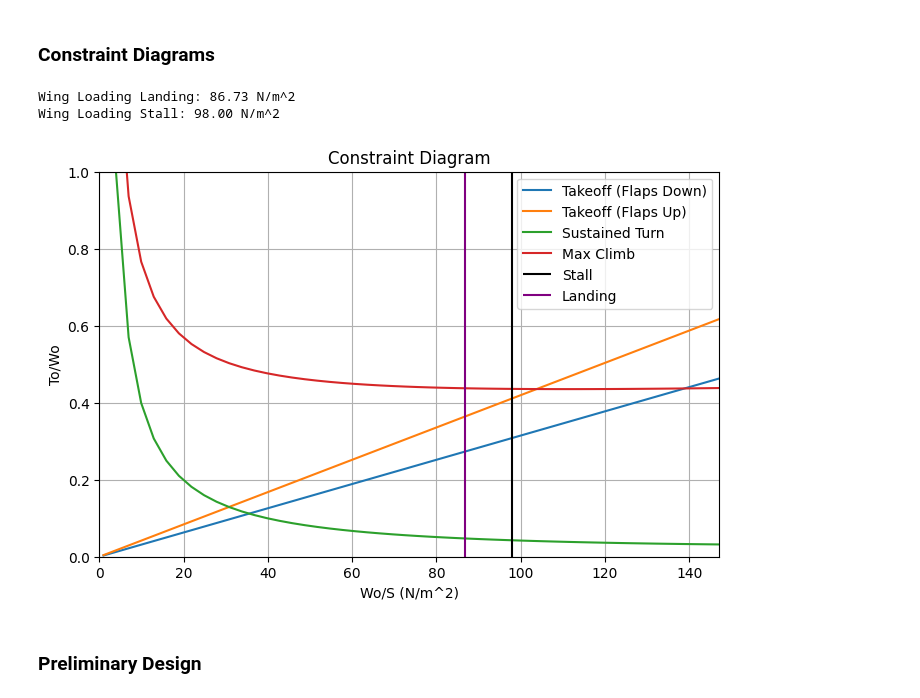
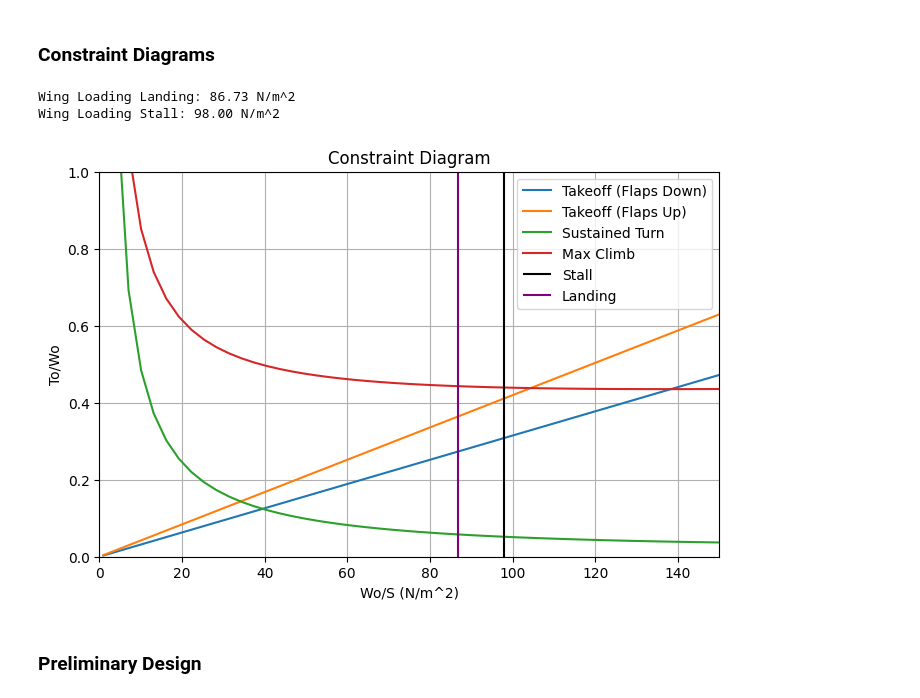
Before and after one commit to mbcapece3/SUAS_Sizing, a Jupyter notebook: aircraft_sizing.ipynb, the cells around one changed output. Saved outputs shown, nothing was run; the diff lists cells and outputs as text; code cells hidden in the pictures.

```diff
--- a/aircraft_sizing.ipynb
+++ b/aircraft_sizing.ipynb
@@ -87,54 +87,53 @@ Re_stall_initial = (density * v_stall * chord_inital) / dynamic_viscosity
 ### Constraint Diagrams
 # %%
 # Data Range
-wing_loading_max = 150  # g/dm^2, Wing loading using mass (NOT WEIGHT)
-wing_loading_weight_max = wing_loading_max / 10 * gravity  # N/m^2, Wing Loading in terms of weight (NOT MASS)
-wing_loading_array = np.linspace(1, wing_loading_weight_max)  #N/m^2, Plotted Wing Loading Range
+wing_loading_max = 150  # N/m^2, wing loading in terms of weight (NOT MASS)
+wing_loading_array = np.linspace(1, wing_loading_max)  #N/m^2, plotted wing loading range
 
 # Takeoff Calculation
-thrust_to_weight_to_flaps_array = wing_loading_array * (1.21 / (gravity * density * Cl_max_flaps * dist_to_roll))  # Takeoff Curve WITH FLAPS
-thrust_to_weight_to_array = wing_loading_array * (1.21 / (gravity * density * Cl_max * dist_to_roll))  # Takeoff Curve WITHOUT FLAPS
+thrust_to_weight_to_flaps_array = wing_loading_array * (1.21 / (gravity * density * Cl_max_flaps * dist_to_roll))  # takeoff curve WITH FLAPS
+thrust_to_weight_to_array = wing_loading_array * (1.21 / (gravity * density * Cl_max * dist_to_roll))  # takeoff curve WITHOUT FLAPS
 
 # Landing Calculation (ROUGH)
 Cd_land_inital = Cdo_initial + Cl_0**2 / (np.pi * e_initial * AR_initial)       # Estimated Drag Coefficient during landing
 D_land_avg_initial = (dynamic_pressure_touchdown/4) * wing_area_initial * Cd_land_inital  # N, Estimated Average Drag during landing ground roll
-wing_loading_landing = dist_land_roll * (gravity * density * Cl_max_flaps * (D_land_avg_initial / w_to_initial + gear_rolling_friction *(1 - lift_over_weight_landing))) / touchdown_speed_ratio**2 #ROUGH ESTIMATE
+wing_loading_landing = dist_land_roll * (gravity * density * Cl_max_flaps * (D_land_avg_initial / w_to_initial + gear_rolling_friction *(1 - lift_over_weight_landing))) / touchdown_speed_ratio**2  # landing curve (ROUGH ESTIMATE)
 
 # Climb
 climb_gradient_min = np.tan(angle_climb_min * np.pi / 180)  # Ratio of vertical speed over horizontal speed (angle in deg)
-thrust_to_weight_climb_array = wing_loading_array * (k_initial / dynamic_pressure_cruise) + (dynamic_pressure_cruise * Cdo_initial) / wing_loading_array  +  climb_gradient_min
+thrust_to_weight_climb_array = wing_loading_array * (k_initial / dynamic_pressure_cruise) + (dynamic_pressure_cruise * Cdo_initial) / wing_loading_array  +  climb_gradient_min  # climb curve
 
 # Stall Speed Wingloading
 wing_loading_stall_inital = dynamic_pressure_stall * Cl_max_flaps   # Wingloading at stall WITH FLAPS
 
 # Sustained Turn Calculation
-thrust_to_weight_bank_array = ((bank_load_factor_max * k_initial * wing_loading_array) / dynamic_pressure_cruise)**2 + dynamic_pressure_cruise * Cdo_initial / wing_loading_array
+thrust_to_weight_bank_array = ((bank_load_factor_max * k_initial * wing_loading_array) / dynamic_pressure_cruise)**2 + dynamic_pressure_cruise * Cdo_initial / wing_loading_array  # sustained turn curve
 
 # Plot Constraints
 fig, ax = plt.subplots(figsize=(8,5))
 xlim = wing_loading_array[-1]
 ylim = 1
 ax.plot(wing_loading_array, thrust_to_weight_to_flaps_array, label='Takeoff (Flaps Down)')
 ax.plot(wing_loading_array, thrust_to_weight_to_array, label='Takeoff (Flaps Up)')
 ax.plot(wing_loading_array, thrust_to_weight_bank_array, label='Sustained Turn')
 ax.plot(wing_loading_array, thrust_to_weight_climb_array, label='Max Climb')
 ax.vlines(wing_loading_stall_inital, 0, ylim, label = 'Stall', colors='black')
 ax.vlines(wing_loading_landing, 0, ylim, label = 'Landing', colors='purple')
 ax.set_xlim([0,xlim])
 ax.set_ylim([0,ylim])
 ax.set_title('Constraint Diagram')
 ax.set_xlabel('Wo/S (N/m^2)')
 ax.set_ylabel('To/Wo')
 ax.grid()
 ax.legend(loc='upper right')
 
 # Outputs
 print(f"Wing Loading Landing: {wing_loading_landing:.2f} N/m^2")
 print(f"Wing Loading Stall: {wing_loading_stall_inital:.2f} N/m^2")
 # %% [output]
 Wing Loading Landing: 86.73 N/m^2
 Wing Loading Stall: 98.00 N/m^2
-[figure, old version]
+[figure, new version]
 # %% [markdown]
 ### Preliminary Design
 # %% [markdown]
```
Also changed, not shown: parts of 11 cells of this notebook.
